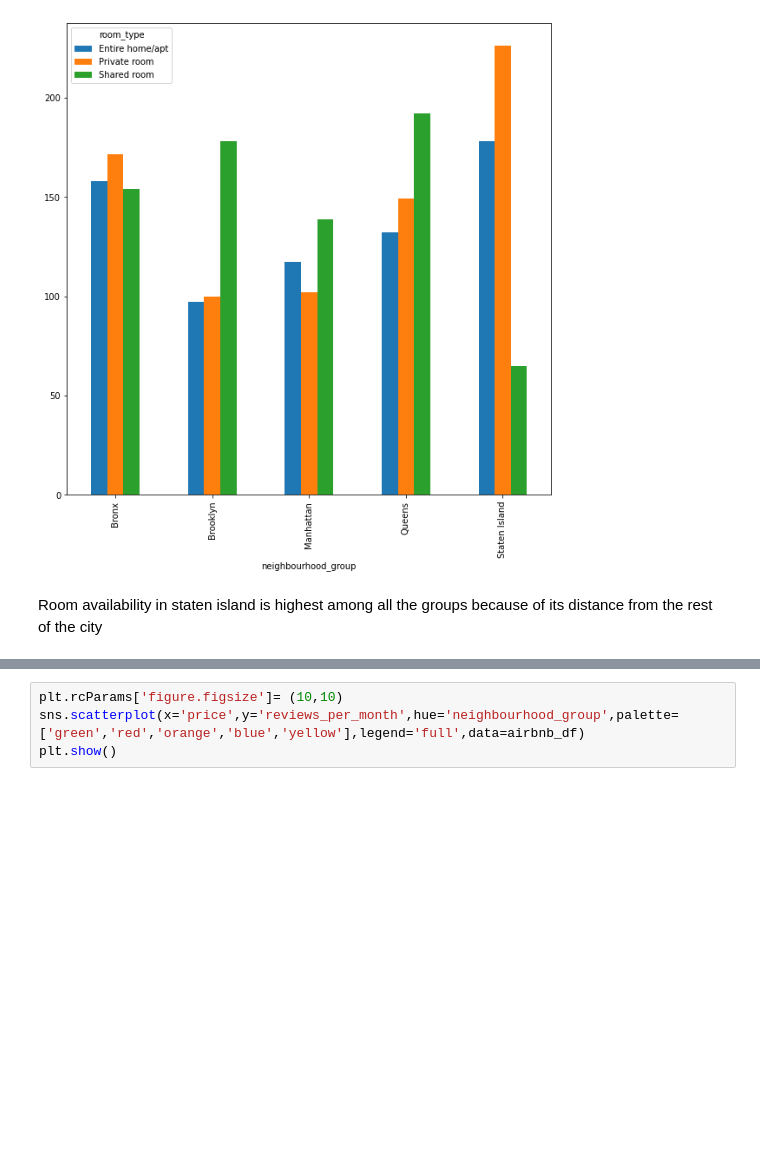
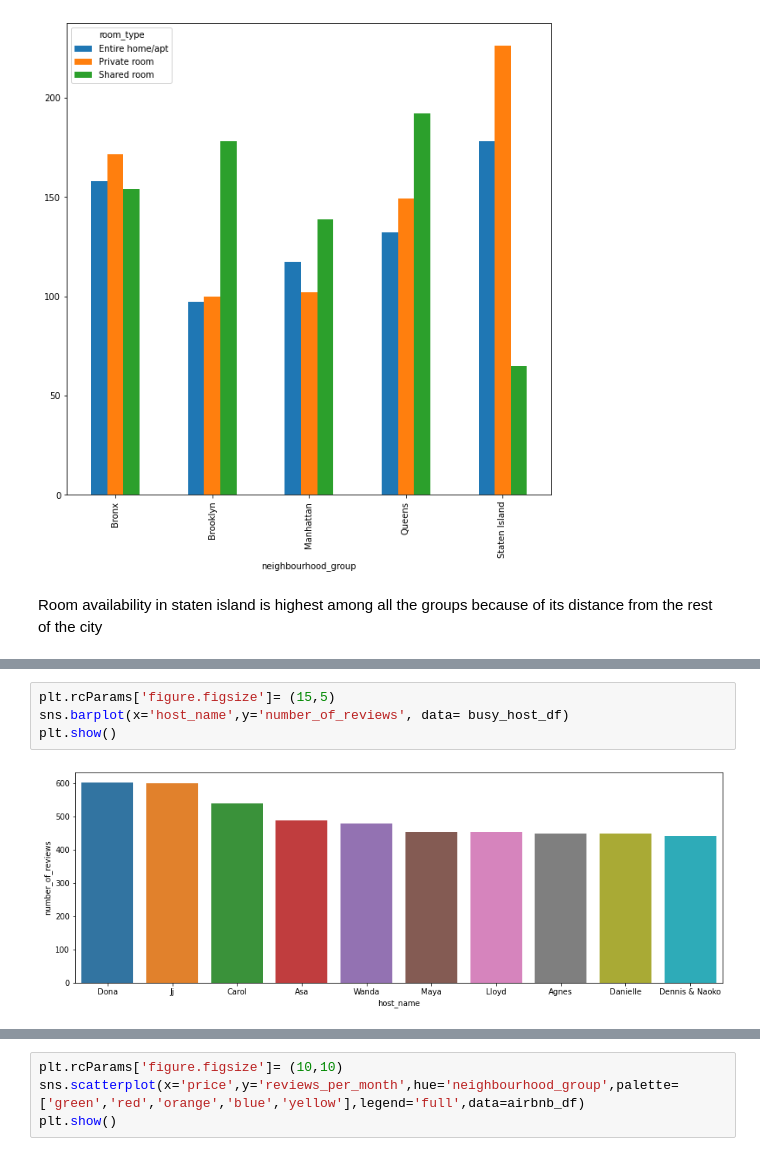
Before and after one commit to shubham-bhadouria/Airbnb--data-analysis, a Jupyter notebook: Shubham_Bhadouria_Airbnb_Bookings_Analysis_Capstone_Project.ipynb, the cells around one changed output, grey strips where cells are left out. Drawn from its saved outputs; the diff is of its cells as text; blank space fills up the shorter version.

```diff
--- a/Shubham_Bhadouria_Airbnb_Bookings_Analysis_Capstone_Project.ipynb
+++ b/Shubham_Bhadouria_Airbnb_Bookings_Analysis_Capstone_Project.ipynb
@@ -414,0 +429,6 @@ busy_host_df
+# %%
+plt.rcParams['figure.figsize']= (15,5)
+sns.barplot(x='host_name',y='number_of_reviews', data= busy_host_df)
+plt.show()
+# %% [output]
+[figure, added]
```
Also changed, not shown: parts of 10 cells of this notebook.
